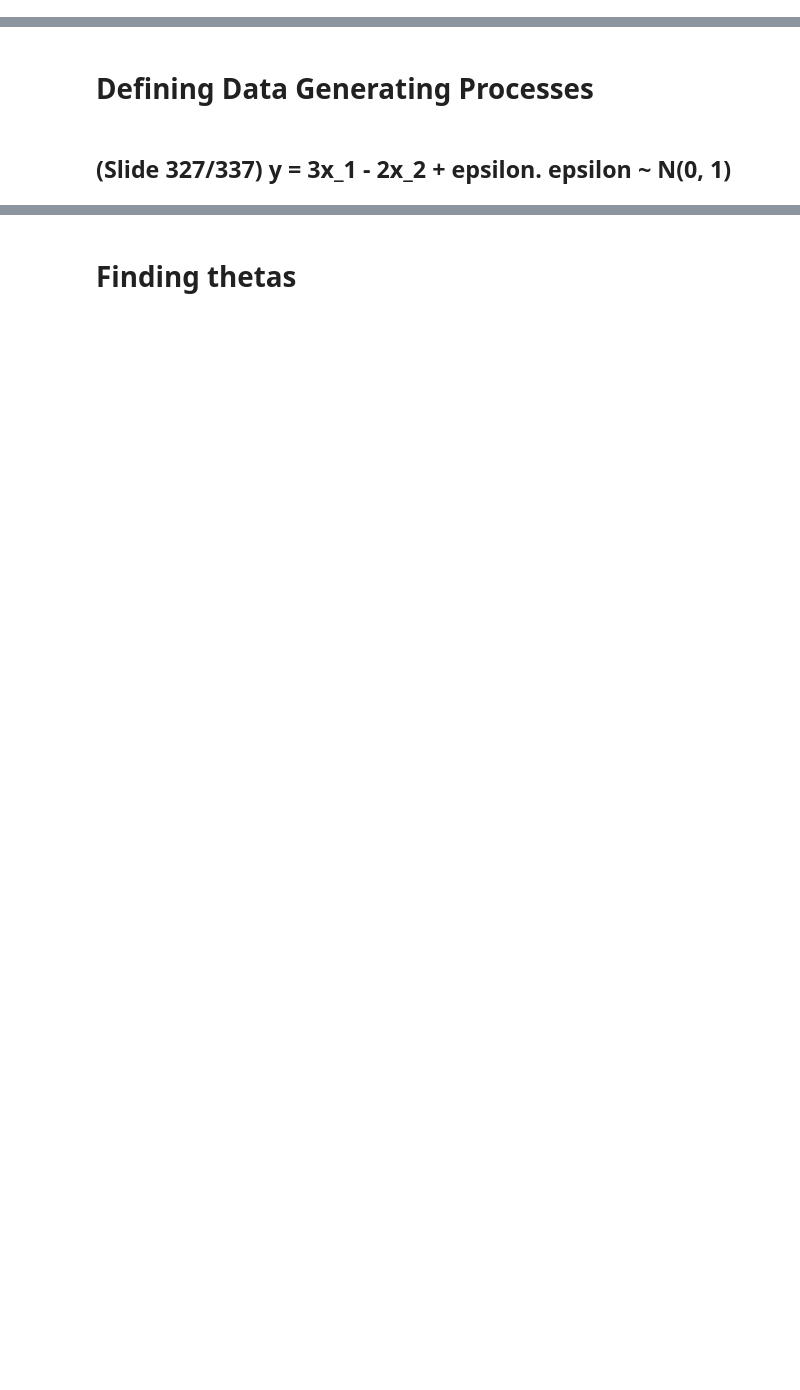
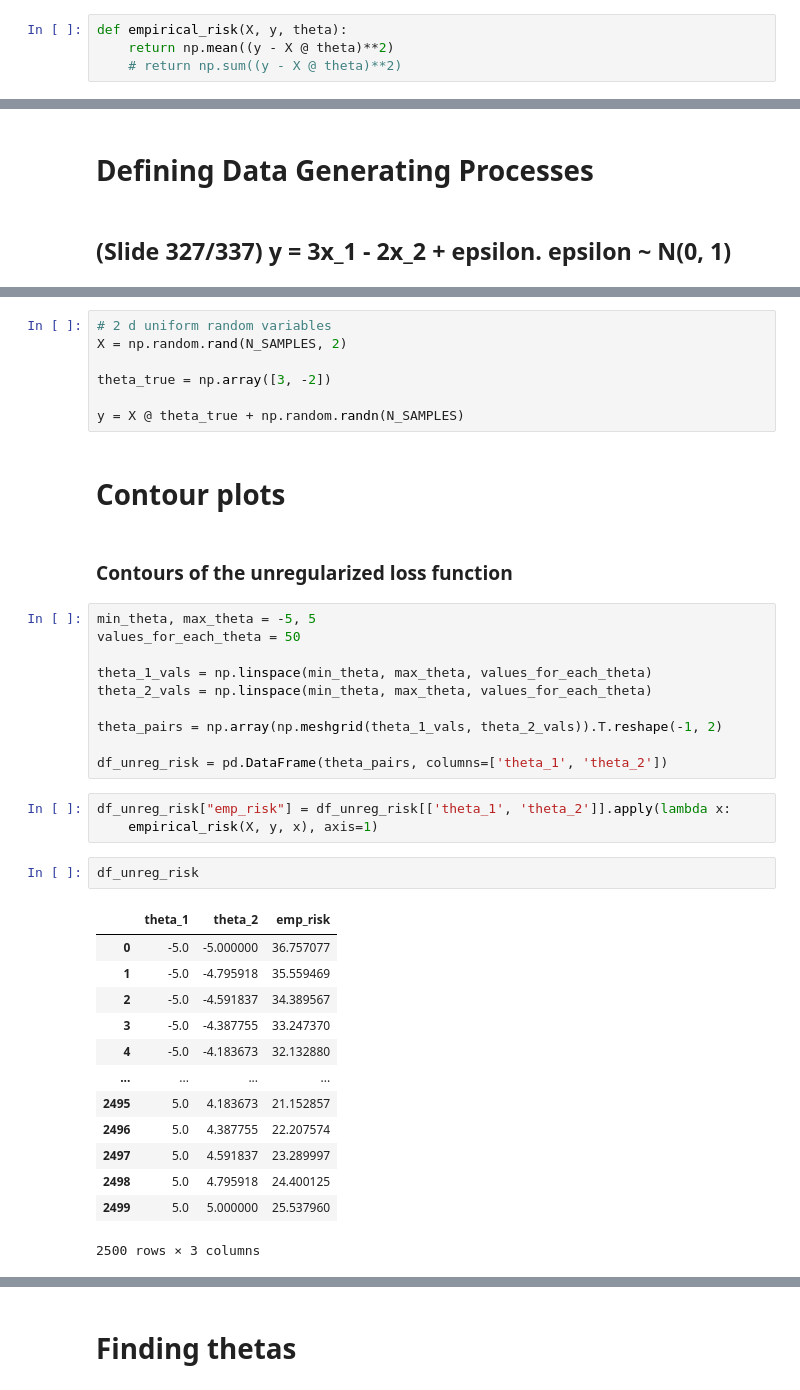
Before and after one commit to HaykTarkhanyan/regularization_lambda_t, a Jupyter notebook: dgp.ipynb, the cells around one changed output, grey strips where cells are left out. Cells and saved outputs as stored; diff of their text form; blank space fills up the shorter version.

Commit message:
adds contour plots (which don't match with ones from slides)

```diff
--- a/dgp.ipynb
+++ b/dgp.ipynb
@@ -35,0 +39,4 @@ LAMBDAS = np.logspace(MIN_LAMBDA_LOG_10, MAX_LAMBDA_LOG_10, NUM_LAMBDAS)
+# %%
+def empirical_risk(X, y, theta):
+    return np.mean((y - X @ theta)**2)
+    # return np.sum((y - X @ theta)**2)
@@ -44,0 +51,40 @@ y = 3*X[:,0] + 2*X[:,1] + np.random.randn(N_SAMPLES)
+# %%
+# 2 d uniform random variables
+X = np.random.rand(N_SAMPLES, 2)
+
+theta_true = np.array([3, -2])
+
+y = X @ theta_true + np.random.randn(N_SAMPLES)
+# %% [markdown]
+# Contour plots
+# %% [markdown]
+### Contours of the unregularized loss function
+# %%
+min_theta, max_theta = -5, 5
+values_for_each_theta = 50
+
+theta_1_vals = np.linspace(min_theta, max_theta, values_for_each_theta)
+theta_2_vals = np.linspace(min_theta, max_theta, values_for_each_theta)
+
+theta_pairs = np.array(np.meshgrid(theta_1_vals, theta_2_vals)).T.reshape(-1, 2)
+
+df_unreg_risk = pd.DataFrame(theta_pairs, columns=['theta_1', 'theta_2'])
+# %%
+df_unreg_risk["emp_risk"] = df_unreg_risk[['theta_1', 'theta_2']].apply(lambda x:
+    empirical_risk(X, y, x), axis=1)
+# %%
+df_unreg_risk
+# %% [output]
+|  | theta_1 | theta_2 | emp_risk |
+| 0 | -5.0 | -5.000000 | 36.757077 |
+| 1 | -5.0 | -4.795918 | 35.559469 |
+| 2 | -5.0 | -4.591837 | 34.389567 |
+| 3 | -5.0 | -4.387755 | 33.247370 |
+| 4 | -5.0 | -4.183673 | 32.132880 |
+| ... | ... | ... | ... |
+| 2495 | 5.0 | 4.183673 | 21.152857 |
+| 2496 | 5.0 | 4.387755 | 22.207574 |
+| 2497 | 5.0 | 4.591837 | 23.289997 |
+| 2498 | 5.0 | 4.795918 | 24.400125 |
+| 2499 | 5.0 | 5.000000 | 25.537960 |
+2500 rows × 3 columns
```
Also changed, not shown: parts of 15 cells of this notebook.
